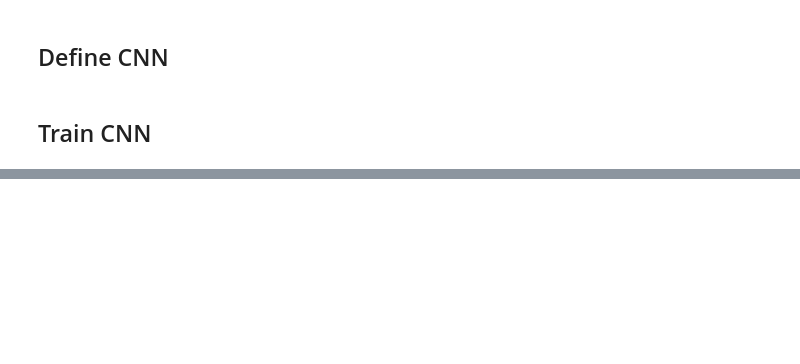
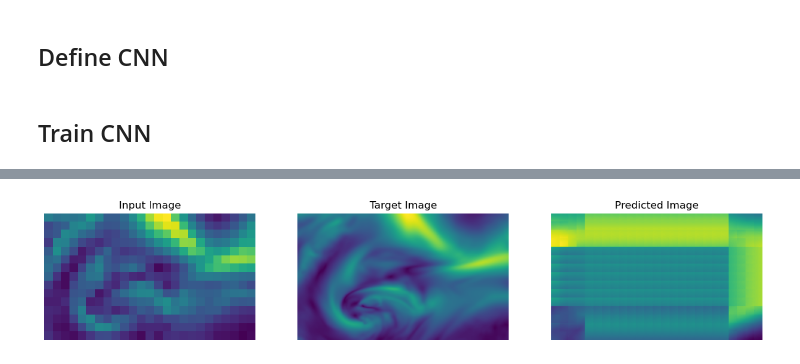
Before and after one commit to usc-caisplusplus/proj-turbulence, a Jupyter notebook: cable_news_network.ipynb, the cells around one changed output, grey strips where cells are left out. Cells and saved outputs as stored; diff of their text form; code cells hidden in the pictures; blank space fills up the shorter version.

```diff
--- a/cable_news_network.ipynb
+++ b/cable_news_network.ipynb
@@ -53,4 +52,0 @@ PermissionError: [Errno 13] Permission denied: 'wind_speed_distributions'
-# %%
-import json
-with open("wind_speeds.json", "w") as file:
-    json.dump(wind_speeds, file)
@@ -80,7 +74,7 @@ for file in files: # loop thru files
     if file[0]=="w":
         timestamp = file[19:-4]
         coarse_val.append(np.load(file)) # load file, save into coarse
-        fine_val.append(wind_speeds[int(timestamp)]) # load fine version
+        fine_val.append(wind_scalar[int(timestamp)]) # load fine version
 # %%
 len(coarse_val), len(coarse_val[0]), len(coarse_val[0][0])
 # %% [output]
@@ -103,7 +97,7 @@ for file in files: # loop thru files
     if file[0]=="w":
         timestamp = file[19:-4]
         coarse_test.append(np.load(file)) # load file, save into coarse
-        fine_test.append(wind_speeds[int(timestamp)]) # load fine version
+        fine_test.append(wind_scalar[int(timestamp)]) # load fine version
 # %%
 len(coarse_test), len(coarse_test[0]), len(coarse_test[0][0])
 # %% [output]
@@ -191,7 +235,7 @@ model = CNN()
 import torch
 # %%
 criterion = nn.MSELoss()
-optimizer = optim.NAdam(cnn.parameters(), lr=0.00000000000000000000000001)
+optimizer = optim.NAdam(model.parameters(), lr=0.005)
 
 # Training loop
 num_epochs = 500
@@ -202,7 +246,7 @@ for epoch in range(num_epochs):
 
 #         inputs = inputs.squeeze()
         targets = targets.squeeze()
-#         print("shapes::::", inputs.shape, targets.shape)
+#         print("shapes ", inputs.shape, targets.shape)
         outputs = model(inputs)
 
         loss = criterion(outputs, targets.squeeze().float())
@@ -236,0 +280,35 @@ KeyboardInterrupt:
+# %%
+# Get one batch of samples from the training data
+dataiter = iter(test_loader)
+input_images, target_images = next(dataiter)
+
+# Select one image from the batch
+index = 0  # Choose the index of the image you want to plot
+input_image = input_images[index]
+target_image = target_images[index]
+
+# Make prediction using the CNN model
+with torch.no_grad():
+    predicted_image = model(input_image.unsqueeze(0))  # Add an extra dimension for batch
+
+# Plot the input image, target image, and predicted image side by side
+fig, axes = plt.subplots(1, 3, figsize=(15, 5))
+
+# Plot the input image
+axes[0].imshow(input_image.squeeze())
+axes[0].set_title('Input Image')
+axes[0].axis('off')
+
+# Plot the target image
+axes[1].imshow(target_image.squeeze())
+axes[1].set_title('Target Image')
+axes[1].axis('off')
+
+# Plot the predicted image
+axes[2].imshow(predicted_image.squeeze().cpu().numpy())
+axes[2].set_title('Predicted Image')
+axes[2].axis('off')
+
+plt.show()
+# %% [output]
+[figure, added]
```
Also changed, not shown: parts of 21 cells of this notebook.
